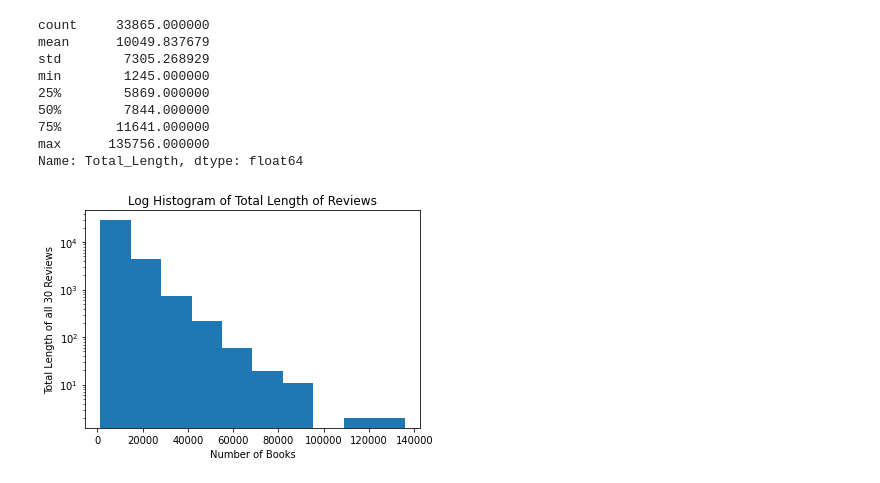
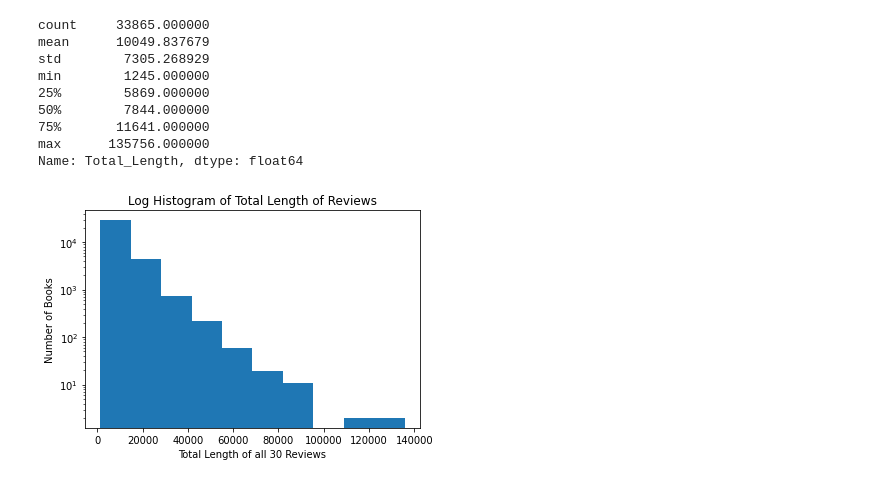
Before and after one commit to TKarlovitzDrexel/DSCI591_ACRSent, a Jupyter notebook: Code/Books/part2_rank_books_SDA.ipynb, the cells around one changed output. Saved outputs shown, nothing was run; the diff lists cells and outputs as text; code cells hidden in the pictures.

```diff
--- a/Code/Books/part2_rank_books_SDA.ipynb
+++ b/Code/Books/part2_rank_books_SDA.ipynb
@@ -177,9 +196,9 @@ max      135756.000000
 Name: Total_Length, dtype: float64
 # %%
 n, bins, patches = plt.hist(df['Total_Length'], log=True)
-plt.ylabel('Total Length of all 30 Reviews')
-plt.xlabel('Number of Books')
+plt.xlabel('Total Length of all 30 Reviews')
+plt.ylabel('Number of Books')
 plt.title('Log Histogram of Total Length of Reviews')
 plt.show()
 # %% [output]
-[figure, old version]
+[figure, new version]
```
Also changed, not shown: parts of 2 cells of this notebook.
